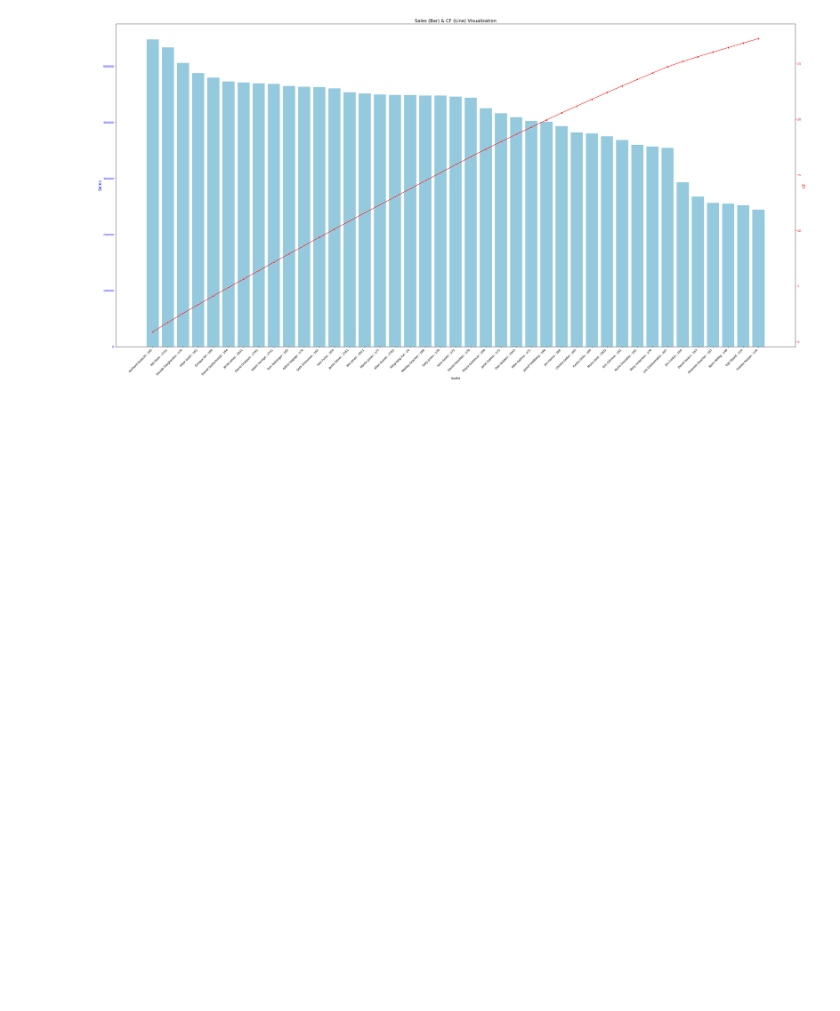
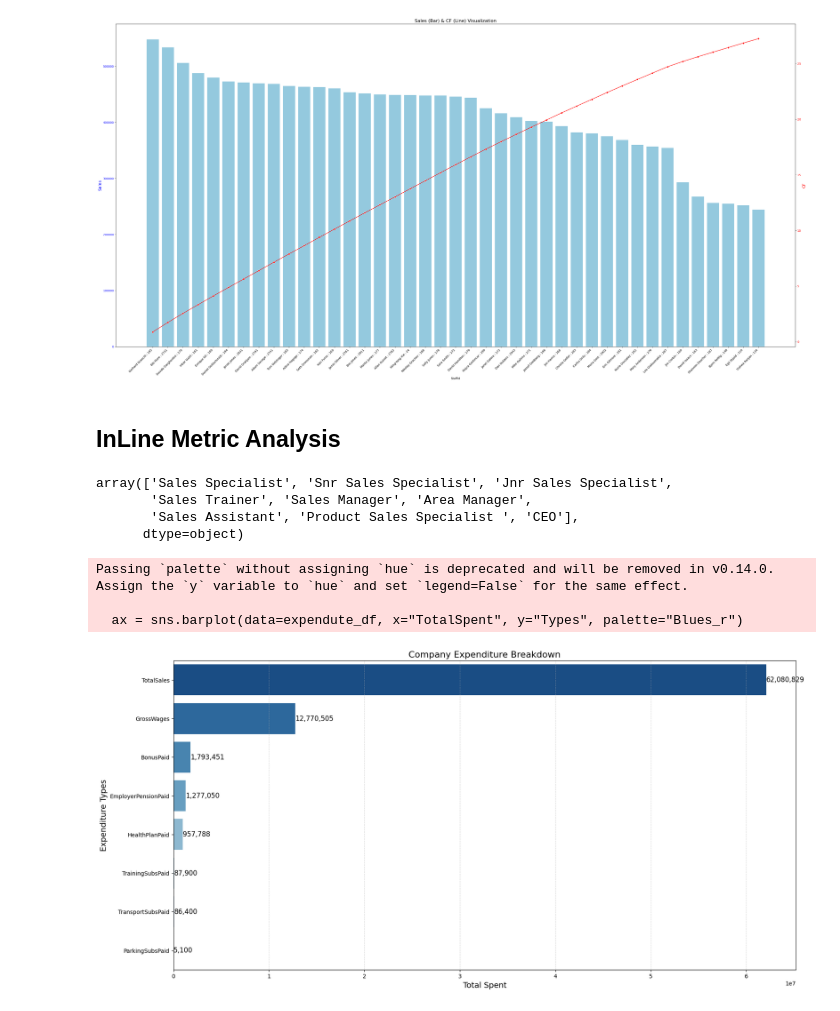
Before and after one commit to baxt1or/Qlik-Sense-Udemy-Tutorial-with-Python-and-SQL, a Jupyter notebook: Section 7: Payroll Analytics and Pareto Analysis/main.ipynb, the cells around one changed output. Drawn from its saved outputs; the diff is of its cells as text; code cells hidden in the pictures; blank space fills up the shorter version.

Commit message:
Analysis

```diff
--- a/Section 7: Payroll Analytics and Pareto Analysis/main.ipynb
+++ b/Section 7: Payroll Analytics and Pareto Analysis/main.ipynb
@@ -213,3 +213,44 @@ plt.tight_layout()
 plt.show()
 # %% [output]
 [figure]
+# %% [markdown]
+## InLine Metric Analysis
+# %%
+result_df["Title"].unique()
+# %% [output]
+array(['Sales Specialist', 'Snr Sales Specialist', 'Jnr Sales Specialist',
+       'Sales Trainer', 'Sales Manager', 'Area Manager',
+       'Sales Assistant', 'Product Sales Specialist ', 'CEO'],
+      dtype=object)
+# %%
+columns = staff_df.columns.tolist()[3:11]
+
+data = []
+
+for col in columns:
+    data.append(staff_df[col].sum())
+
+
+expendute_df = pd.DataFrame({
+    "Types": columns,
+    "TotalSpent": data
+}).sort_values(by="TotalSpent", ascending=False)
+
+
+plt.figure(figsize=(20, 10))
+
+ax = sns.barplot(data=expendute_df, x="TotalSpent", y="Types", palette="Blues_r")
+for index, row in enumerate(expendute_df.itertuples()):
+    plt.text(row.TotalSpent, index, f"{row.TotalSpent:,.0f}",
+             ha="left", va="center", fontsize=12, color="black")
+
+plt.xlabel("Total Spent", fontsize=14)
+plt.ylabel("Expenditure Types", fontsize=14)
+plt.title("Company Expenditure Breakdown", fontsize=16)
+plt.grid(axis="x", linestyle="--", alpha=0.5)
+plt.show()
+# %% [output]
+Passing `palette` without assigning `hue` is deprecated and will be removed in v0.14.0. Assign the `y` variable to `hue` and set `legend=False` for the same effect.
+
+  ax = sns.barplot(data=expendute_df, x="TotalSpent", y="Types", palette="Blues_r")
+[figure, added]
```
Also changed, not shown: parts of 4 cells of this notebook.
